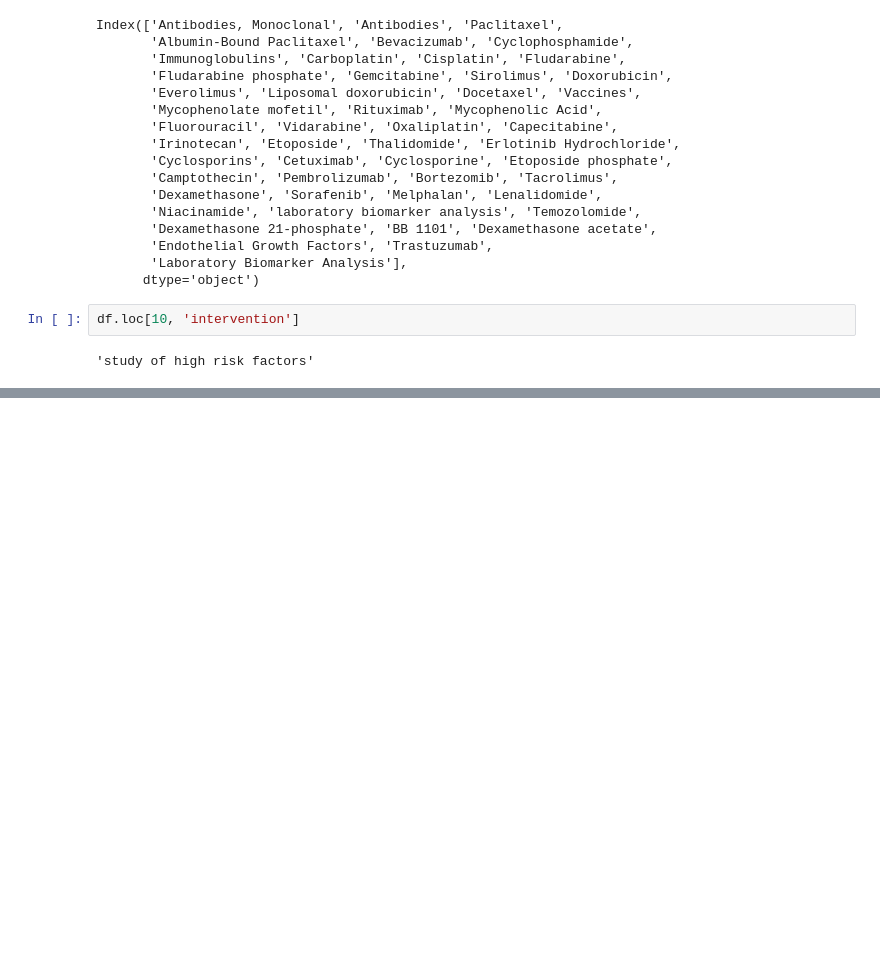
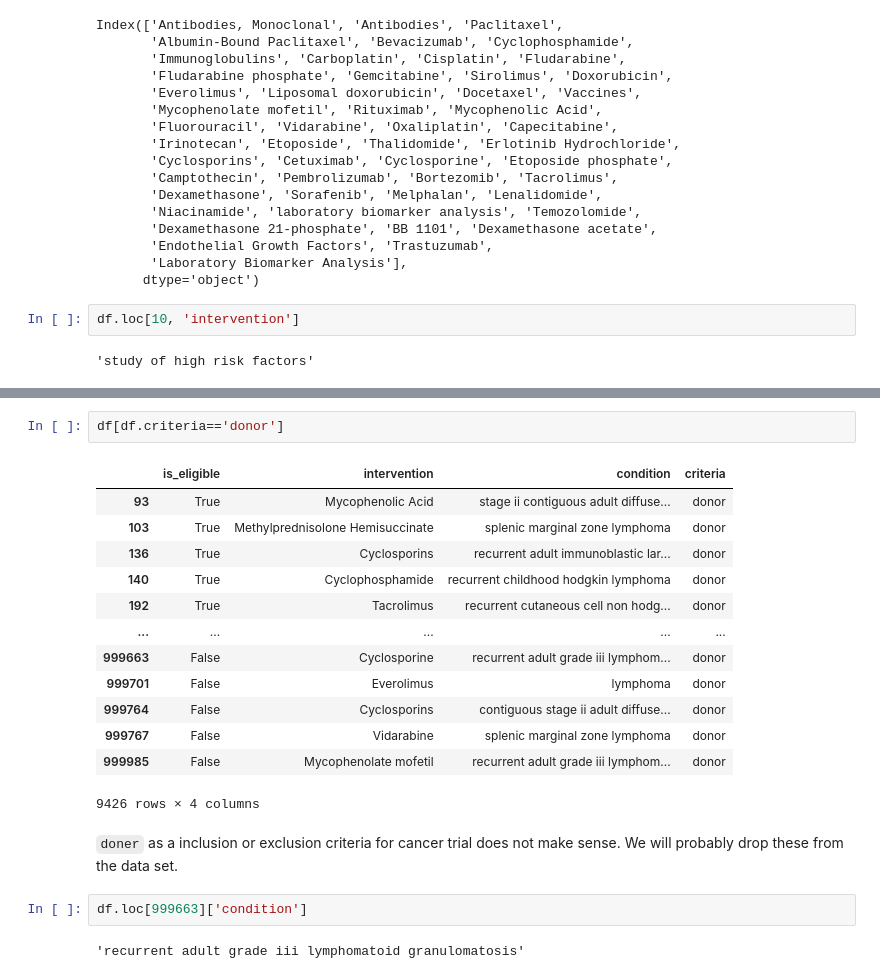
Before and after one commit to lawrence009/CancerClinicalTrials, a Jupyter notebook: 02_data_wrangling.ipynb, the cells around one changed output, grey strips where cells are left out. Cells and saved outputs as stored; diff of their text form; blank space fills up the shorter version.

```diff
--- a/02_data_wrangling.ipynb
+++ b/02_data_wrangling.ipynb
@@ -191,0 +189,22 @@ df[df.intervention.str.contains('high risk')]
+# %%
+df[df.criteria=='donor']
+# %% [output]
+|  | is_eligible | intervention | condition | criteria |
+| 93 | True | Mycophenolic Acid | stage ii contiguous adult diffuse... | donor |
+| 103 | True | Methylprednisolone Hemisuccinate | splenic marginal zone lymphoma | donor |
+| 136 | True | Cyclosporins | recurrent adult immunoblastic lar... | donor |
+| 140 | True | Cyclophosphamide | recurrent childhood hodgkin lymphoma | donor |
+| 192 | True | Tacrolimus | recurrent cutaneous cell non hodg... | donor |
+| ... | ... | ... | ... | ... |
+| 999663 | False | Cyclosporine | recurrent adult grade iii lymphom... | donor |
+| 999701 | False | Everolimus | lymphoma | donor |
+| 999764 | False | Cyclosporins | contiguous stage ii adult diffuse... | donor |
+| 999767 | False | Vidarabine | splenic marginal zone lymphoma | donor |
+| 999985 | False | Mycophenolate mofetil | recurrent adult grade iii lymphom... | donor |
+9426 rows × 4 columns
+# %% [markdown]
+`doner` as a inclusion or exclusion criteria for cancer trial does not make sense. We will probably drop these from the data set.
+# %%
+df.loc[999663]['condition']
+# %% [output]
+'recurrent adult grade iii lymphomatoid granulomatosis'
```
Also changed, not shown: parts of 13 cells of this notebook.
